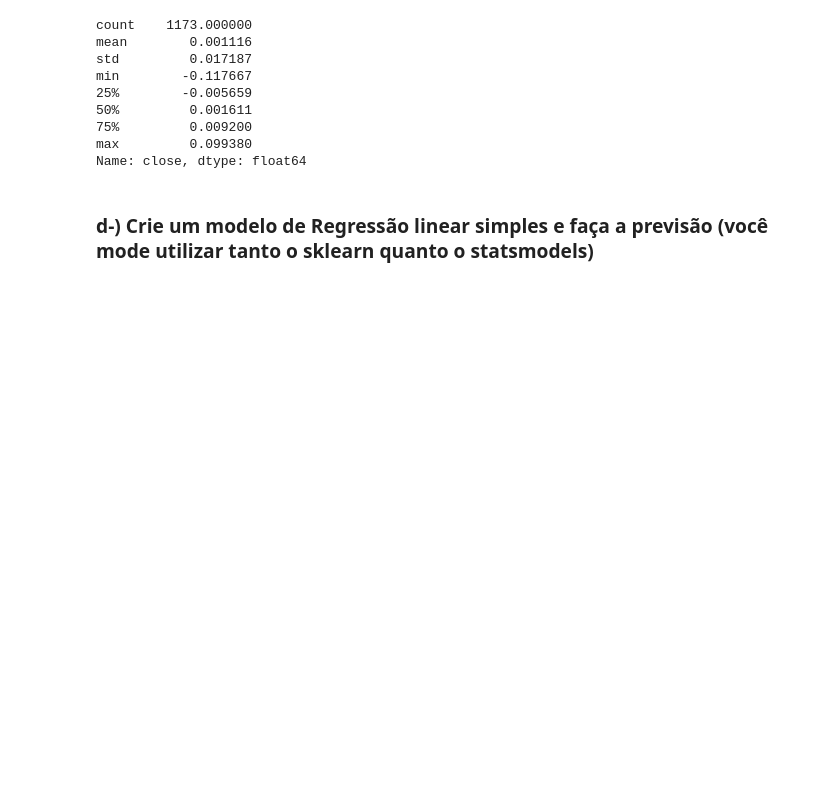
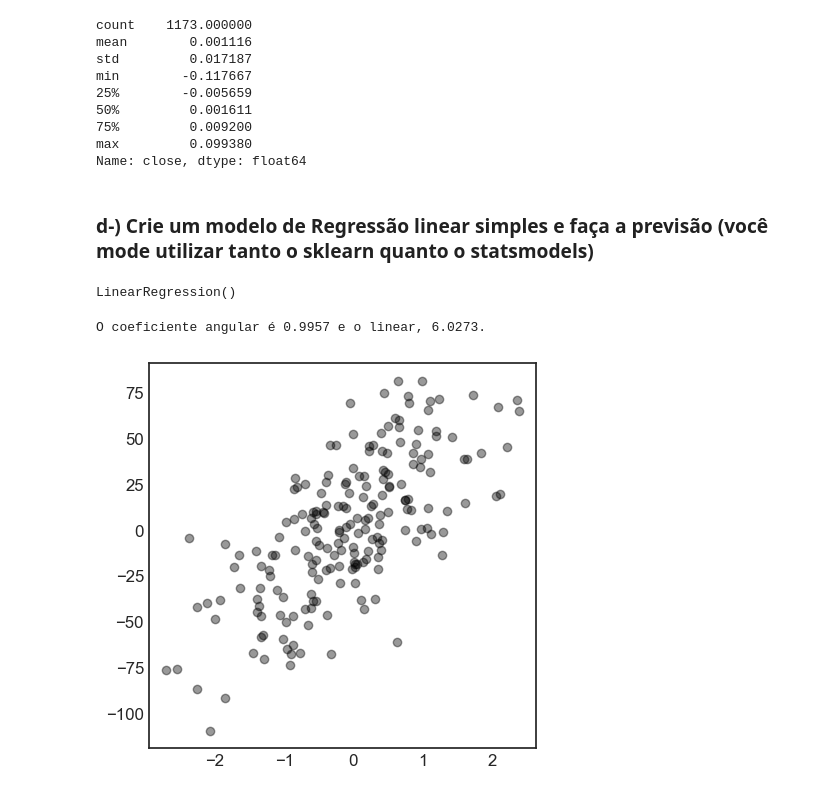
Before and after one commit to anoca-cs/FEA.DEV, a Jupyter notebook: FinQuant/Case/FinQuant Case.ipynb, the cells around one changed output. Saved outputs shown, nothing was run; the diff lists cells and outputs as text; code cells hidden in the pictures; blank space fills up the shorter version.

```diff
--- a/FinQuant/Case/FinQuant Case.ipynb
+++ b/FinQuant/Case/FinQuant Case.ipynb
@@ -1863,0 +1865,32 @@ Name: close, dtype: float64
+# %%
+# Modelo de regressão linear
+
+var_01 = pd.DataFrame(google_close, columns =  ['close'])
+var_02 = pd.DataFrame(google_close, columns =  ['predict'])
+
+modelo = LinearRegression()
+modelo.fit(var_01, var_02)
+# %% [output]
+LinearRegression()
+# %%
+# y = l_coeff + (a_coeff * x)
+
+a_coeff = round(modelo.coef_ [0][0], 4)
+l_coeff = round(modelo.intercept_ [0], 4)
+
+print(f'O coeficiente angular é {a_coeff} e o linear, {l_coeff}.')
+# %% [output]
+O coeficiente angular é 0.9957 e o linear, 6.0273.
+# %%
+# Regressão simples
+
+x, y = make_regression(n_samples = 200, n_features = 1, noise = 30)
+
+plt.style.use('seaborn-v0_8-white')
+fig, ax = plt.subplots()
+fig.set_size_inches([5, 5])
+
+ax.scatter(x, y, alpha = 0.4, color = 'black')
+plt.show()
+# %% [output]
+[figure, added]
```
Also changed, not shown: parts of 7 cells of this notebook.
